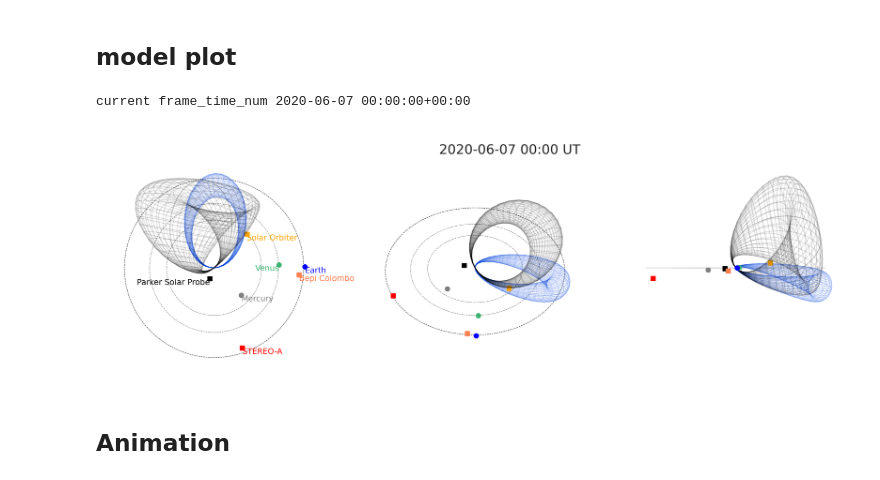
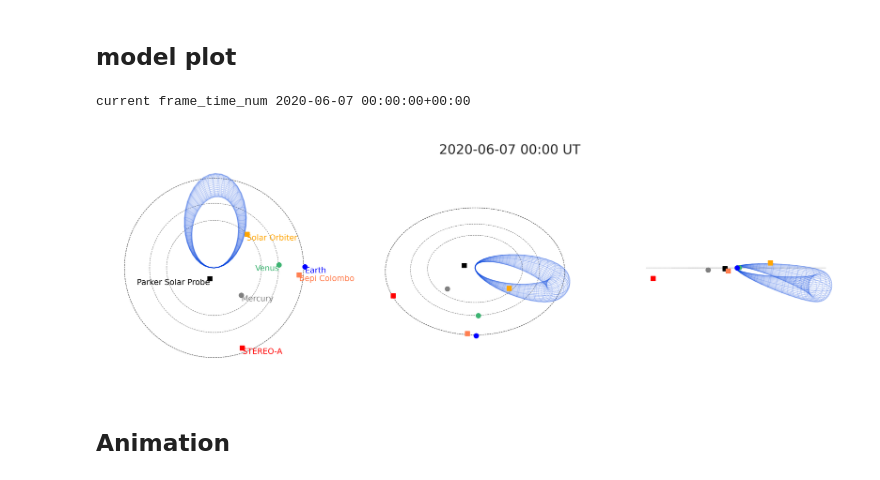
Before and after one commit to cmoestl/solar_orbiter, a Jupyter notebook: event_visuals_june7.ipynb, the cells around one changed output. Saved outputs shown, nothing was run; the diff lists cells and outputs as text; code cells hidden in the pictures.

```diff
--- a/event_visuals_june7.ipynb
+++ b/event_visuals_june7.ipynb
@@ -694,7 +686,7 @@ earth_timeind=np.argmin(abs(dct))
 ########### top view panel
 plot_configure2(ax1, view_azim=90, view_elev=90, view_radius=.75)
 plot_3dcore(ax1, model_obj, TP_C, color=C_B)
-plot_3dcore(ax1, model_obj2, TP_C, color='black')
+#plot_3dcore(ax1, model_obj2, TP_C, color='black')
 
 #plot_3dcore_field(ax2, model_obj, color=C_B, step_size=field_stepsize, lw=1.1, ls="-",q0=q1)
 
@@ -712,7 +704,7 @@ plot_traj(ax1, "BEPI", TP_C, frame="HCI", color=bepi_color,marker='s')
 ######### tilted view
 plot_configure2(ax2, view_azim=180, view_elev=45, view_radius=.75)
 plot_3dcore(ax2, model_obj, TP_C, color=C_B)
-plot_3dcore(ax2, model_obj2, TP_C, color='black')
+#plot_3dcore(ax2, model_obj2, TP_C, color='black')
 
 #plot_3dcore_field(ax1, model_obj, color=C_B, step_size=field_stepsize, lw=1.1, ls="-",q0=q1)
 #plot_3dcore_field(ax1, model_obj, color=C_B, step_size=0.005, lw=1.1, ls="-",q0=np.array([0.5, .1, np.pi/2]))
@@ -730,7 +722,7 @@ plot_traj(ax2, "BEPI", TP_C, frame="HCI", color=bepi_color,marker='s')
 ############### edge on view panel
 plot_configure2(ax3, view_azim=180, view_elev=0, view_radius=.75)
 plot_3dcore(ax3, model_obj, TP_C, color=C_B)
-plot_3dcore(ax3, model_obj2, TP_C, color='black')
+#plot_3dcore(ax3, model_obj2, TP_C, color='black')
 
 #plot_3dcore_field(ax3, model_obj, color=C_B, step_size=field_stepsize, lw=1.1, ls="-",q0=q1)
 
@@ -759,34 +751,34 @@ ax3.plot(r1*np.sin(p),r1*np.cos(p),0,lw=0.5,color='black', alpha=0.5,linestyle='
 #plt.annotate('(b)',[0.69,0.93],xycoords='figure fraction',fontsize=20)
 #plt.annotate('(c)',[0.69,0.32],xycoords='figure fraction',fontsize=20)
 #plt.annotate('(d)',[0.00,0.32],xycoords='figure fraction',fontsize=20)
 #plt.annotate('(e)',[0.345,0.32],xycoords='figure fraction',fontsize=20)
 
 
 #current time
 plt.annotate(parse_time(TP_C).iso[0:16]+' UT',[0.55,0.9],ha='center',xycoords='figure fraction',fontsize=15)
 
 
 #planet and spacecraft labels
 fsize=13
 
 ax1.text(earth.x[earth_timeind],earth.y[earth_timeind],earth.z[earth_timeind],'Earth', color=earth_color, ha='left',fontsize=fsize-4,verticalalignment='top')
 ax1.text(solo.x[solo_timeind],solo.y[solo_timeind],solo.z[solo_timeind],'Solar Orbiter', color=solo_color, ha='left',fontsize=fsize-4,verticalalignment='top')
 ax1.text(venus.x[earth_timeind],venus.y[earth_timeind],venus.z[earth_timeind],'Venus', color=venus_color, ha='right',fontsize=fsize-4,verticalalignment='top')
 ax1.text(mercury.x[earth_timeind],mercury.y[earth_timeind],mercury.z[earth_timeind],'Mercury', color=mercury_color, ha='left',fontsize=fsize-4,verticalalignment='top')
 
 ax1.text(psp.x[psp_timeind],psp.y[psp_timeind],psp.z[psp_timeind],'Parker Solar Probe', color=psp_color, ha='right',fontsize=fsize-4,verticalalignment='top')
 ax1.text(bepi.x[bepi_timeind],bepi.y[bepi_timeind],bepi.z[bepi_timeind],'Bepi Colombo', color=bepi_color, ha='left',fontsize=fsize-4,verticalalignment='top')
 ax1.text(sta.x[sta_timeind],sta.y[sta_timeind],sta.z[sta_timeind],'STEREO-A', color=sta_color, ha='left',fontsize=fsize-4,verticalalignment='top')
 
 
 
 
 #plt.annotate(parse_time(t_launch).iso[0:16],[0.55,0.35],ha='center',xycoords='figure fraction',fontsize=20)
 plt.savefig('results/telloni_2021/visual_june7_2020.pdf',bbox_inches='tight')
 plt.savefig('results/telloni_2021/visual_june7_2020.png', dpi=200)#,bbox_inches='tight')
 # %% [output]
 current frame_time_num 2020-06-07 00:00:00+00:00
-[figure, old version]
+[figure, new version]
 # %% [markdown]
 ## Animation
 # %%
```
Also changed, not shown: parts of 10 cells of this notebook, 3 other files.
